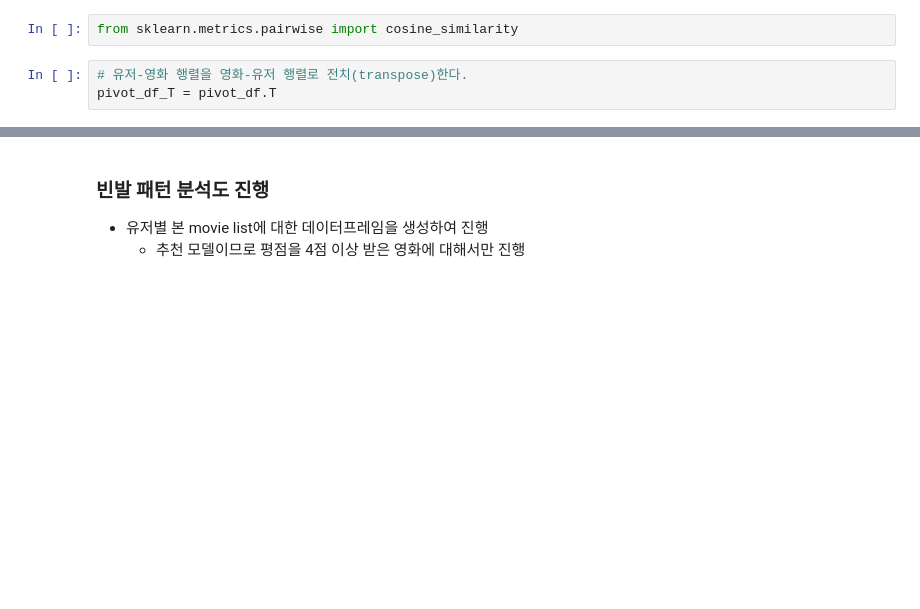
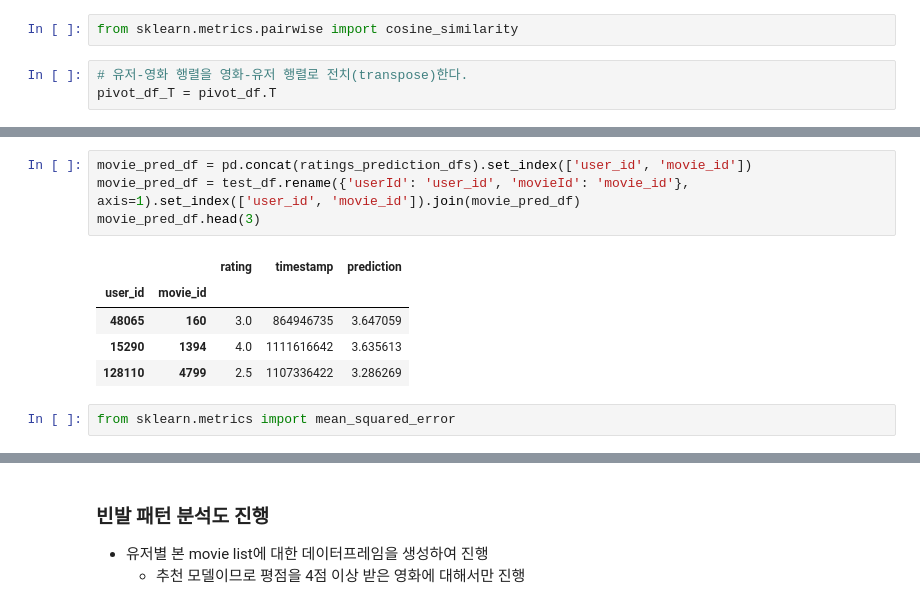
Before and after one commit to aeea-0605/e-commerce-analysis-repo, a Jupyter notebook: movie_recommendation/01_collaborative_filtering_model.ipynb, the cells around one changed output, grey strips where cells are left out. Saved outputs shown, nothing was run; the diff lists cells and outputs as text; blank space fills up the shorter version.

```diff
--- a/movie_recommendation/01_collaborative_filtering_model.ipynb
+++ b/movie_recommendation/01_collaborative_filtering_model.ipynb
@@ -190,0 +259,12 @@ RMSE of recommendation by item-item collaborative filtering: 0.9473424478079131
+# %%
+movie_pred_df = pd.concat(ratings_prediction_dfs).set_index(['user_id', 'movie_id'])
+movie_pred_df = test_df.rename({'userId': 'user_id', 'movieId': 'movie_id'}, axis=1).set_index(['user_id', 'movie_id']).join(movie_pred_df)
+movie_pred_df.head(3)
+# %% [output]
+|  |  | rating | timestamp | prediction |
+| user_id | movie_id |  |  |  |
+| 48065 | 160 | 3.0 | 864946735 | 3.647059 |
+| 15290 | 1394 | 4.0 | 1111616642 | 3.635613 |
+| 128110 | 4799 | 2.5 | 1107336422 | 3.286269 |
+# %%
+from sklearn.metrics import mean_squared_error
```
Also changed, not shown: parts of 21 cells of this notebook.
